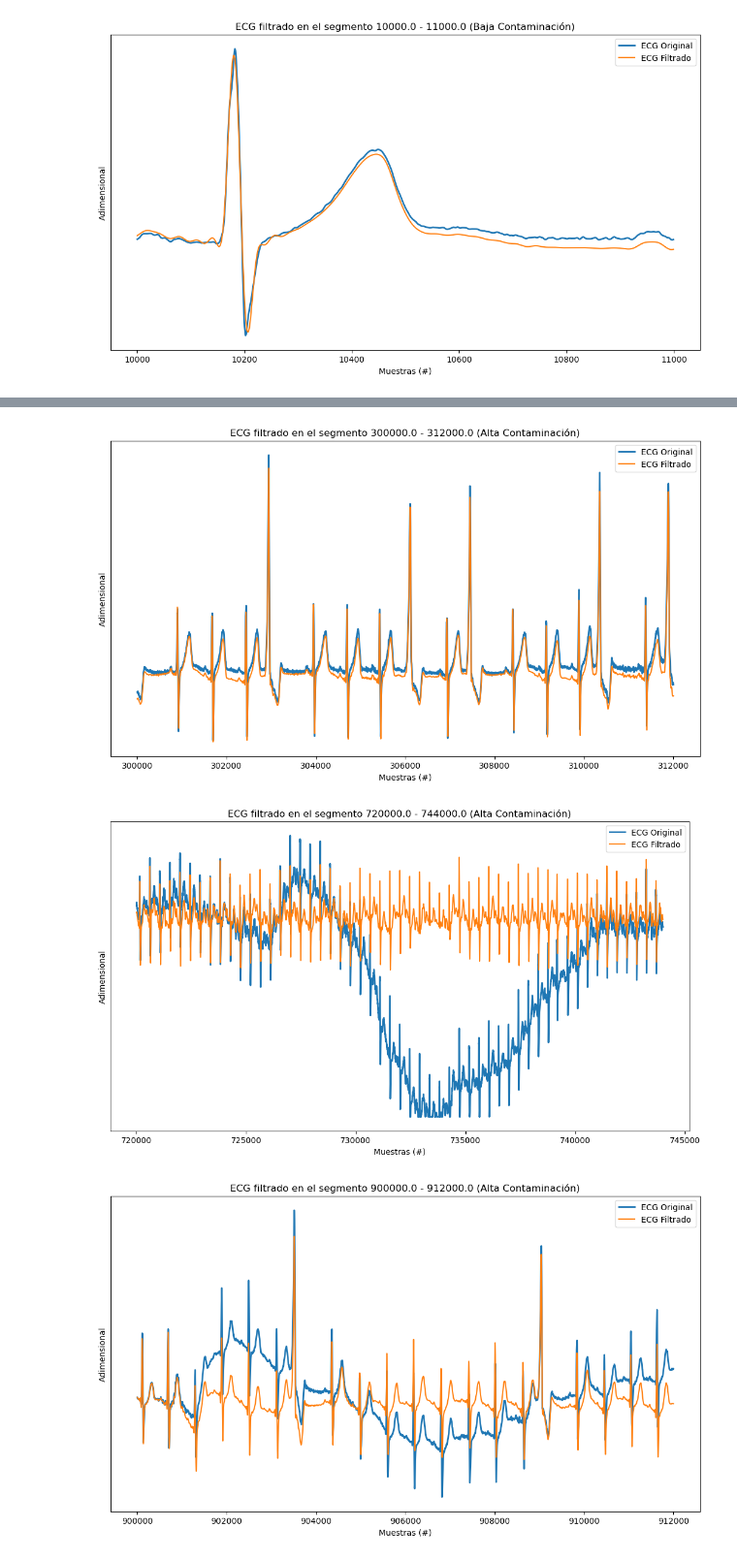
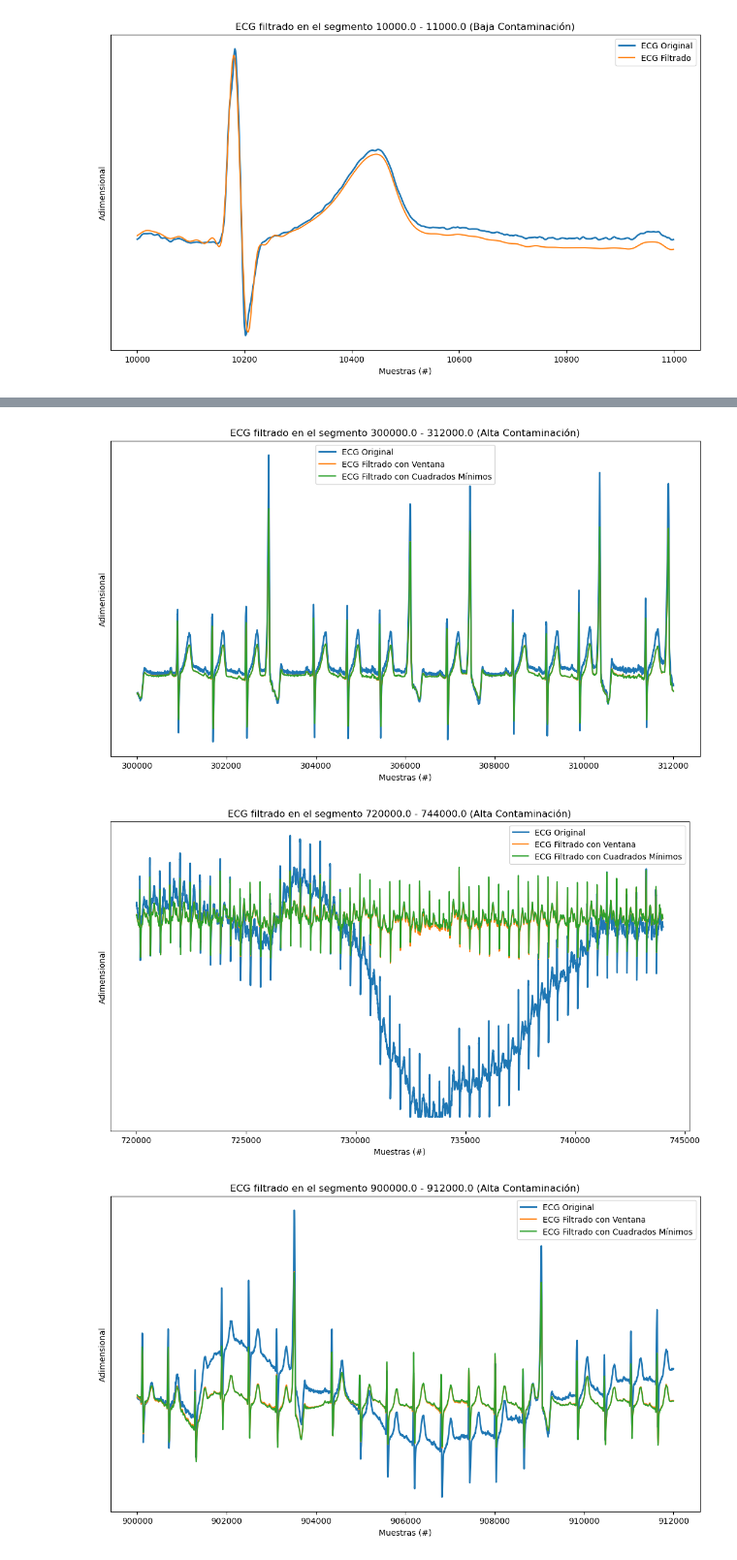
Before and after one commit to esilvaUTN/PDS, a Jupyter notebook: ts/TS9/ts9_Filtering_ECG.ipynb, the cells around one changed output, grey strips where cells are left out. Shown at 97% size. Cells and saved outputs as stored; diff of their text form; code cells hidden in the pictures.

```diff
--- a/ts/TS9/ts9_Filtering_ECG.ipynb
+++ b/ts/TS9/ts9_Filtering_ECG.ipynb
@@ -38,9 +38,18 @@ wp1 = 0.5 #Hz
 wp2 = 30.0 #Hz
 ws2 = 45.0 #Hz
 
+#Plantilla para filtro IIR y FIR con ventana
 frecs = np.array([0.0,         ws1,         wp1,     wp2,     ws2,         nyq_frec   ]) / nyq_frec
 gains = np.array([-atenuacion, -atenuacion, -ripple, -ripple, -atenuacion, -atenuacion])
 gains = 10**(gains/20)
+
+#Plantilla para filtro FIR con cuadrados mínimos
+frecs_hp = [frecs[0], frecs[1], frecs[2], frecs[5]]
+frecs_lp = [frecs[0], frecs[3], frecs[4], frecs[5]]
+gains_ls = np.array([-atenuacion, -atenuacion, -ripple/2, -ripple/2, -atenuacion, -atenuacion])
+gains_ls = 10**(gains_ls/20)
+gains_hp = [gains_ls[0], gains_ls[1], gains_ls[2], gains_ls[3]]
+gains_lp = [gains_ls[2], gains_ls[3], gains_ls[4], gains_ls[5]]
 # %% [markdown]
 ### Diseño de filtro IIR.
 # %%
@@ -119,13 +128,21 @@ for ii in regs_interes:
 # %%
 cant_coeficientes = 10001
 num_win = sig.firwin2(cant_coeficientes, frecs, gains, window='blackmanharris')
+num_ls_hp = sig.firls(cant_coeficientes//2+1, frecs_hp, gains_hp)   #Orden más alto para poder cumplir con la atenuación en baja frecuencia
+num_ls_lp = sig.firls(cant_coeficientes//20+1, frecs_lp, gains_lp)  #Menor orden para evitar los overshoots en la banda de transisión
 den = 1.0
 
 w, h = sig.freqz(num_win, worN=20000)
+w_hp, h_hp = sig.freqz(num_ls_hp, worN=20000)
+w_lp, h_lp = sig.freqz(num_ls_lp, worN=20000)
+h_ls = h_hp*h_lp
+
 plt.figure()
-plt.plot((w/np.pi)*nyq_frec, 20*np.log10(np.abs(h)))
+plt.plot((w/np.pi)*nyq_frec, 20*np.log10(np.abs(h)), label="Filtro de Ventana")
+plt.plot((w_hp/np.pi)*nyq_frec, 20*np.log10(np.abs(h_ls)), label="Filtro FIR Cuadrados Mínimos")
 plt.title('Respuesta en Frecuencia Filtro FIR')
 plt.xlabel('Frecuencia [Hz]')
 plt.ylabel('Modulo [dB]')
+plt.legend()
 plt.grid()
 # %% [output]
@@ -135,30 +152,33 @@ plt.grid()
 # %%
 ECG_f_win = sig.filtfilt(num_win, den, ecg_one_lead)
+ECG_f_ls = sig.filtfilt(num_ls_hp, den, ecg_one_lead)
+ECG_f_ls = sig.filtfilt(num_ls_lp, den, ECG_f_ls)      #Se aplica el filtro FIR por cuadrados mínimos en cascada
 demora = 0 #Por el filtrado bidireccional
 
 # Segmentos de interés contaminación
 regs_interes = (
         np.array([5, 5.2]) *60*fs, # minutos a muestras
         np.array([12, 12.4]) *60*fs, # minutos a muestras
         np.array([15, 15.2]) *60*fs, # minutos a muestras
         )
 
 for ii in regs_interes:
 
     zoom_region = np.arange(np.max([0, ii[0]]), np.min([cant_muestras, ii[1]]), dtype='uint')
 
     plt.figure(facecolor='w', edgecolor='k')
     plt.plot(zoom_region, ecg_one_lead[zoom_region], label='ECG Original', linewidth=2)
-    plt.plot(zoom_region, ECG_f_butt[zoom_region + demora], label='ECG Filtrado')
+    plt.plot(zoom_region, ECG_f_win[zoom_region + demora], label='ECG Filtrado con Ventana')
+    plt.plot(zoom_region, ECG_f_ls[zoom_region + demora], label='ECG Filtrado con Cuadrados Mínimos')
     plt.title('ECG filtrado en el segmento ' + str(ii[0]) + ' - ' + str(ii[1]) + ' (Alta Contaminación)')
     plt.ylabel('Adimensional')
     plt.xlabel('Muestras (#)')
 
     axes_hdl = plt.gca()
     axes_hdl.legend()
     axes_hdl.set_yticks(())
 # %% [output]
-[figure, old version]
+[figure, new version]
-[figure, old version]
+[figure, new version]
-[figure, old version]
+[figure, new version]
 # %% [markdown]
```
Also changed, not shown: parts of 6 cells of this notebook, 2 other files.
